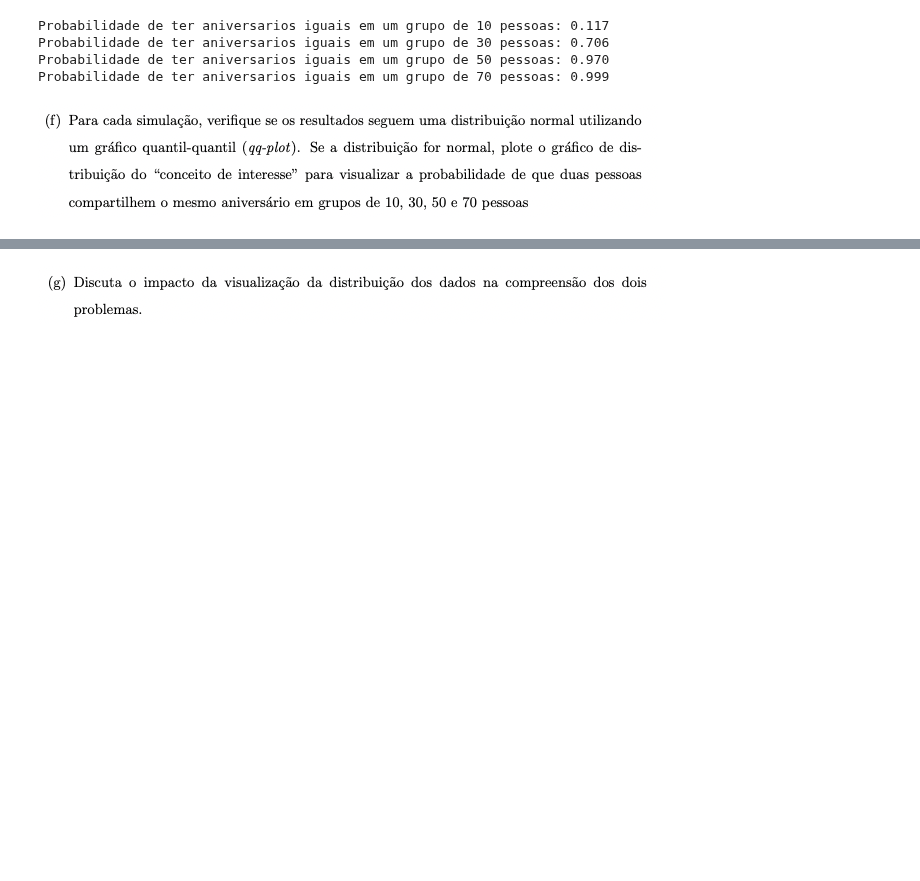
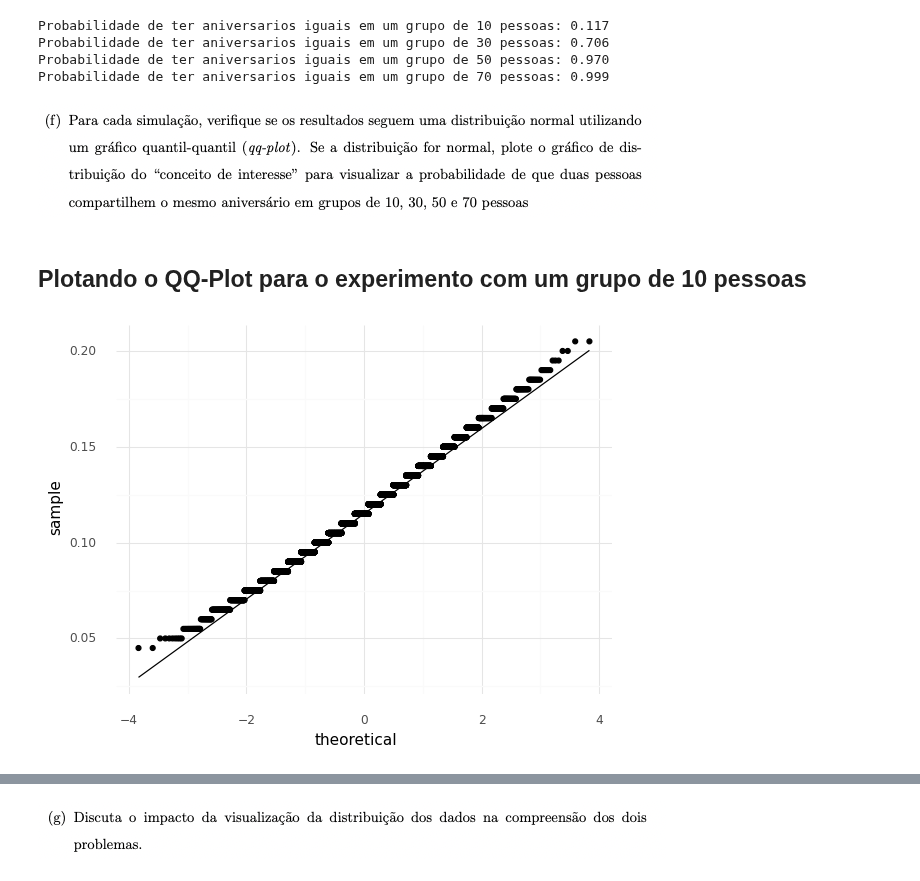
Before and after one commit to pdcos/analise_visual_ciencia_de_dados, a Jupyter notebook: participacao_7/solutions_7.ipynb, the cells around one changed output, grey strips where cells are left out. Saved outputs shown, nothing was run; the diff lists cells and outputs as text; code cells hidden in the pictures; blank space fills up the shorter version.

```diff
--- a/participacao_7/solutions_7.ipynb
+++ b/participacao_7/solutions_7.ipynb
@@ -290,16 +290,16 @@ def experimentos_aniversarios(num_experimentos, tam_grupo, num_amostras, seed=42
 
     return np.array(probs)
 
-probs_10 = experimentos_aniversarios(10000, 10, 100)
+probs_10 = experimentos_aniversarios(10000, 10, 200)
 print(f'Probabilidade de ter aniversarios iguais em um grupo de 10 pessoas: {np.mean(probs_10):.3f}')
 
-probs_30 = experimentos_aniversarios(10000, 30, 100)
+probs_30 = experimentos_aniversarios(10000, 30, 200)
 print(f'Probabilidade de ter aniversarios iguais em um grupo de 30 pessoas: {np.mean(probs_30):.3f}')
 
-probs_50 = experimentos_aniversarios(10000, 50, 100)
+probs_50 = experimentos_aniversarios(10000, 50, 200)
 print(f'Probabilidade de ter aniversarios iguais em um grupo de 50 pessoas: {np.mean(probs_50):.3f}')
 
-probs_70 = experimentos_aniversarios(10000, 70, 100)
+probs_70 = experimentos_aniversarios(10000, 70, 200)
 print(f'Probabilidade de ter aniversarios iguais em um grupo de 70 pessoas: {np.mean(probs_70):.3f}')
 # %% [output]
 Probabilidade de ter aniversarios iguais em um grupo de 10 pessoas: 0.117
@@ -308,3 +308,19 @@ Probabilidade de ter aniversarios iguais em um grupo de 50 pessoas: 0.970
 Probabilidade de ter aniversarios iguais em um grupo de 70 pessoas: 0.999
 # %% [markdown]
 ![image.png](attachment:image.png)
+# %% [markdown]
+## Plotando o QQ-Plot para o experimento com um grupo de 10 pessoas
+# %%
+data = pd.DataFrame({'value': probs_10})
+
+# Criar o gráfico Q-Q com plotnine
+plot = (
+    ggplot(data, aes(sample='value')) +
+    geom_qq() +
+    geom_qq_line() +  # Adiciona uma linha de referência
+    theme_minimal()  # Estilo de tema limpo
+)
+
+print(plot)
+# %% [output]
+[figure, added]
```
Also changed, not shown: parts of 15 cells of this notebook.
